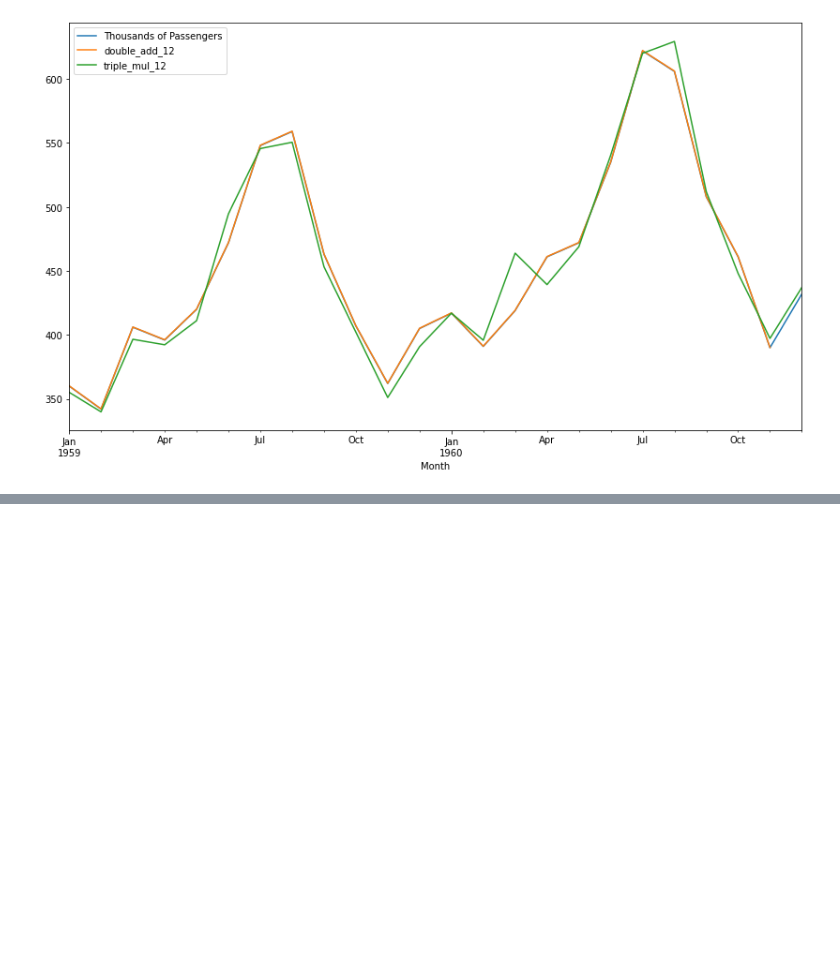
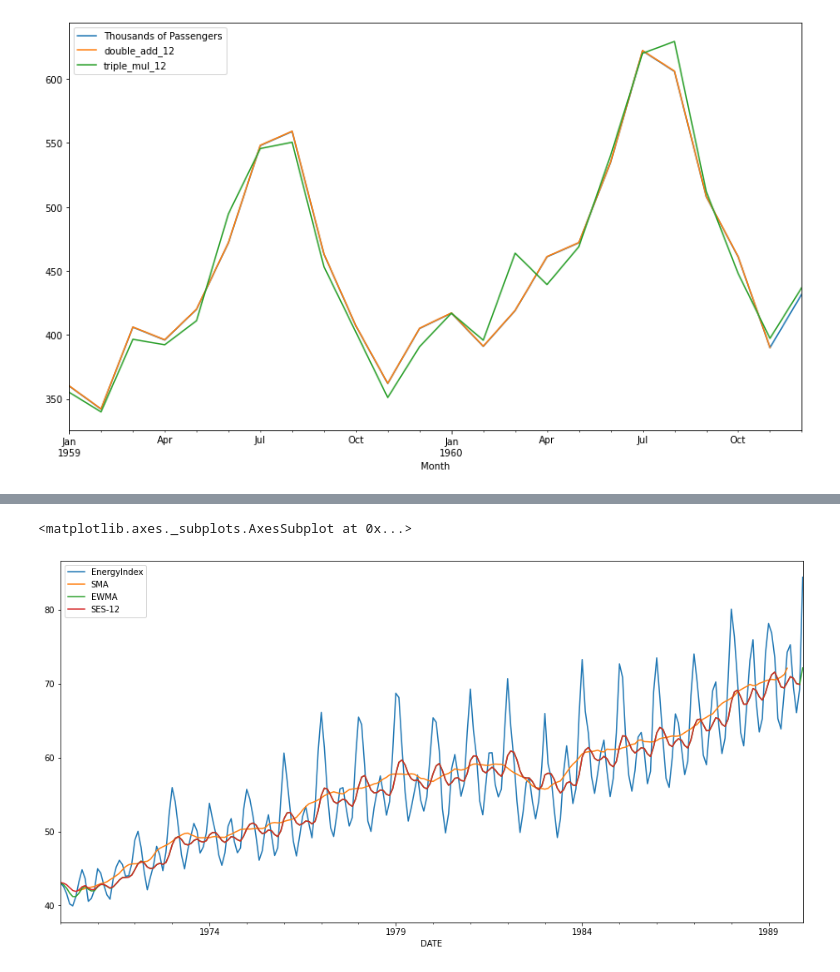
Before and after one commit to kozz84/Udemy, a Jupyter notebook: Time_Series.ipynb, the cells around one changed output, grey strips where cells are left out. Drawn from its saved outputs; the diff is of its cells as text; code cells hidden in the pictures; blank space fills up the shorter version.

```diff
--- a/Time_Series.ipynb
+++ b/Time_Series.ipynb
@@ -288,0 +340,5 @@ df.iloc[-24:][['Thousands of Passengers',
+# %%
+data.plot(figsize=(16,8))
+# %% [output]
+<matplotlib.axes._subplots.AxesSubplot at 0x...>
+[figure, added]
```
Also changed, not shown: parts of 63 cells of this notebook.
